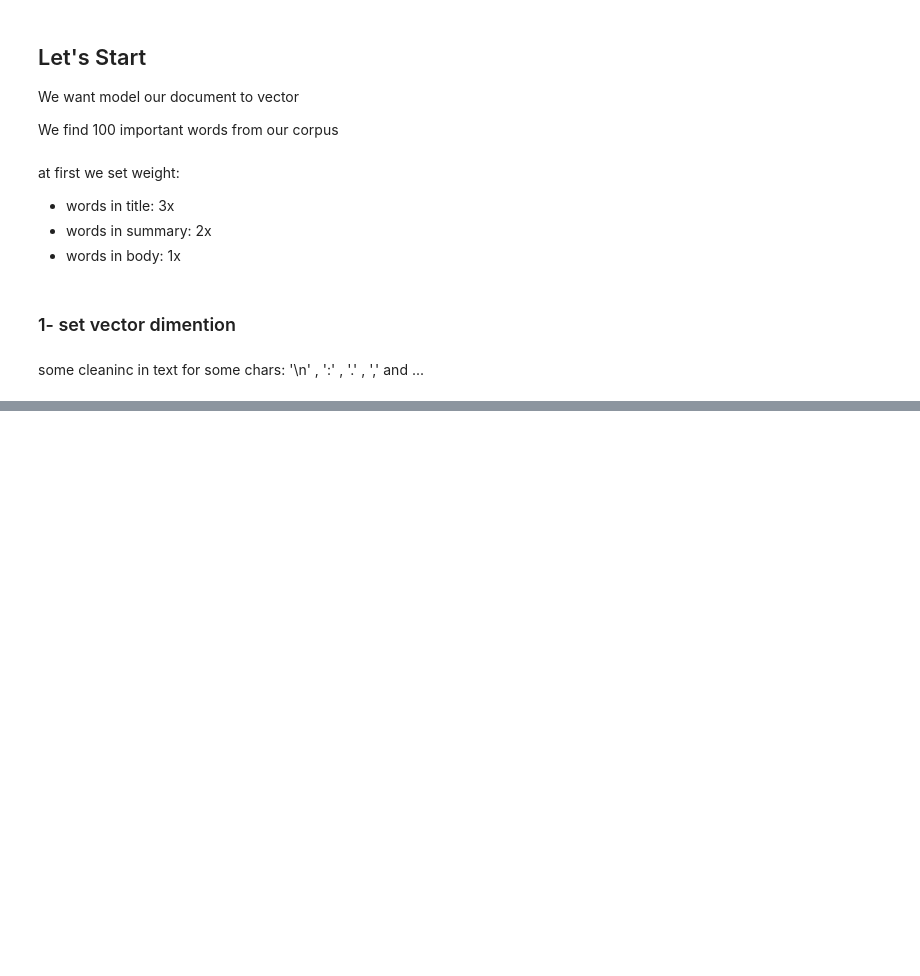
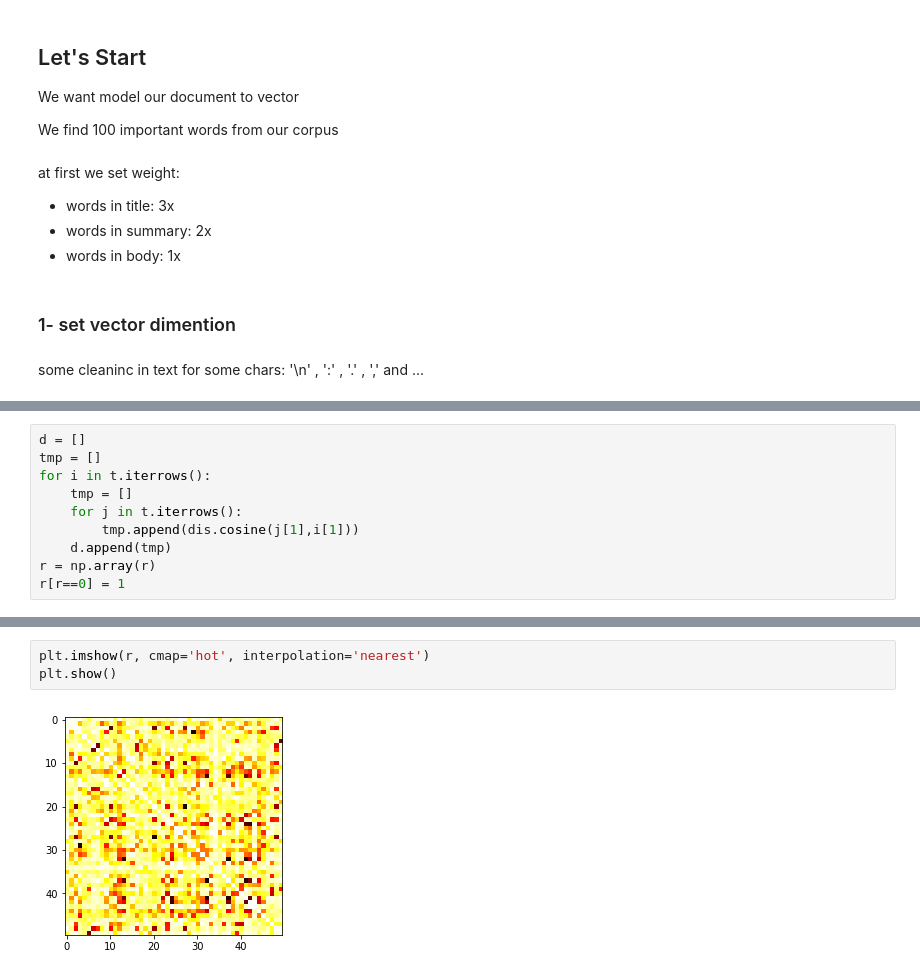
Before and after one commit to ahmadrezash/TextMining, a Jupyter notebook: Test for classification.ipynb, the cells around one changed output, grey strips where cells are left out. Saved outputs shown, nothing was run; the diff lists cells and outputs as text; blank space fills up the shorter version.

```diff
--- a/Test for classification.ipynb
+++ b/Test for classification.ipynb
@@ -218,0 +411,10 @@ lem[lem[1] == 'آمریکا']
+# %%
+d = []
+tmp = []
+for i in t.iterrows():
+    tmp = []
+    for j in t.iterrows():
+        tmp.append(dis.cosine(j[1],i[1]))
+    d.append(tmp)
+r = np.array(r)
+r[r==0] = 1
@@ -218,0 +444,5 @@ lem[lem[1] == 'آمریکا']
+# %%
+plt.imshow(r, cmap='hot', interpolation='nearest')
+plt.show()
+# %% [output]
+[figure, added]
```
Also changed, not shown: parts of 43 cells of this notebook, 1 other file.
